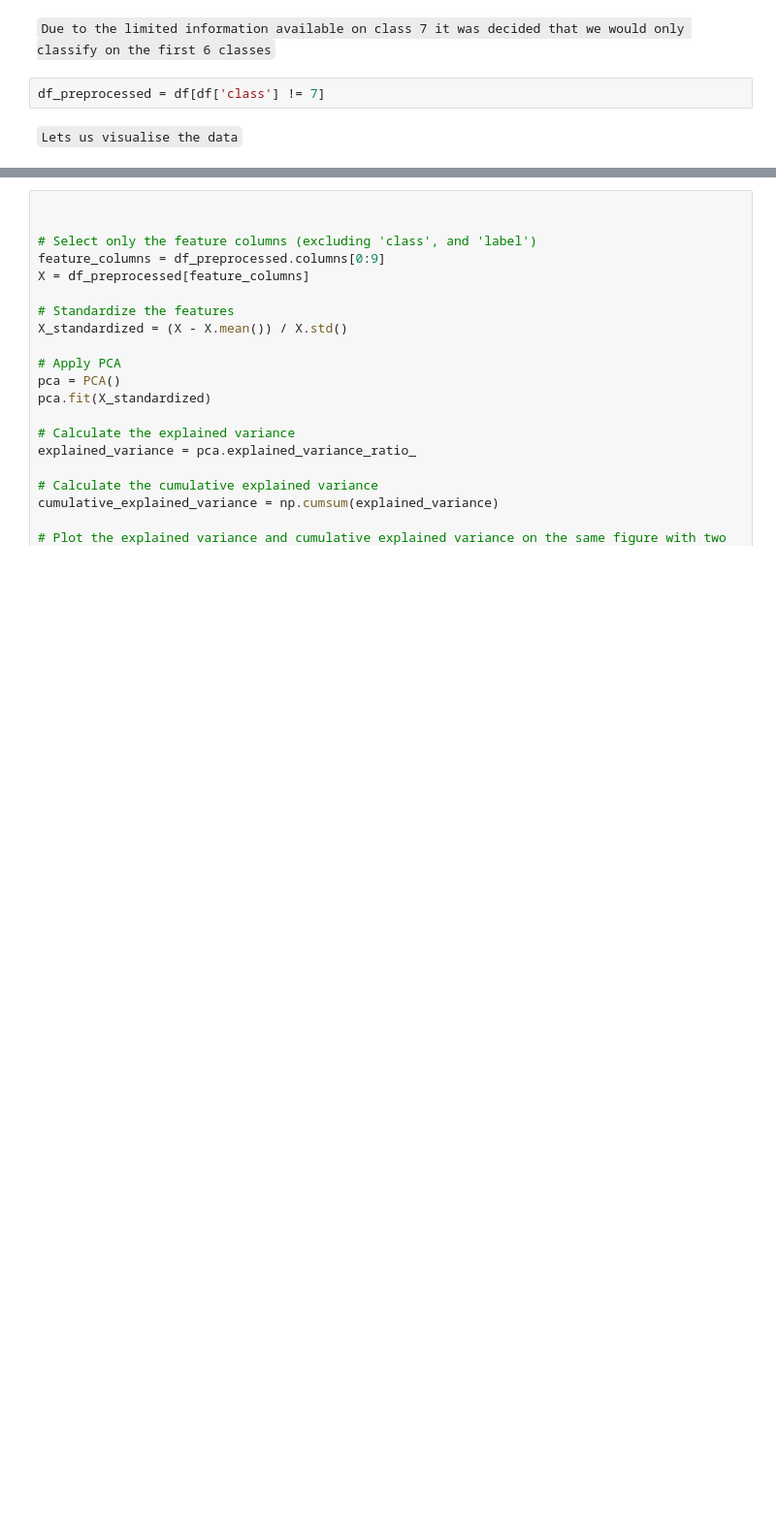
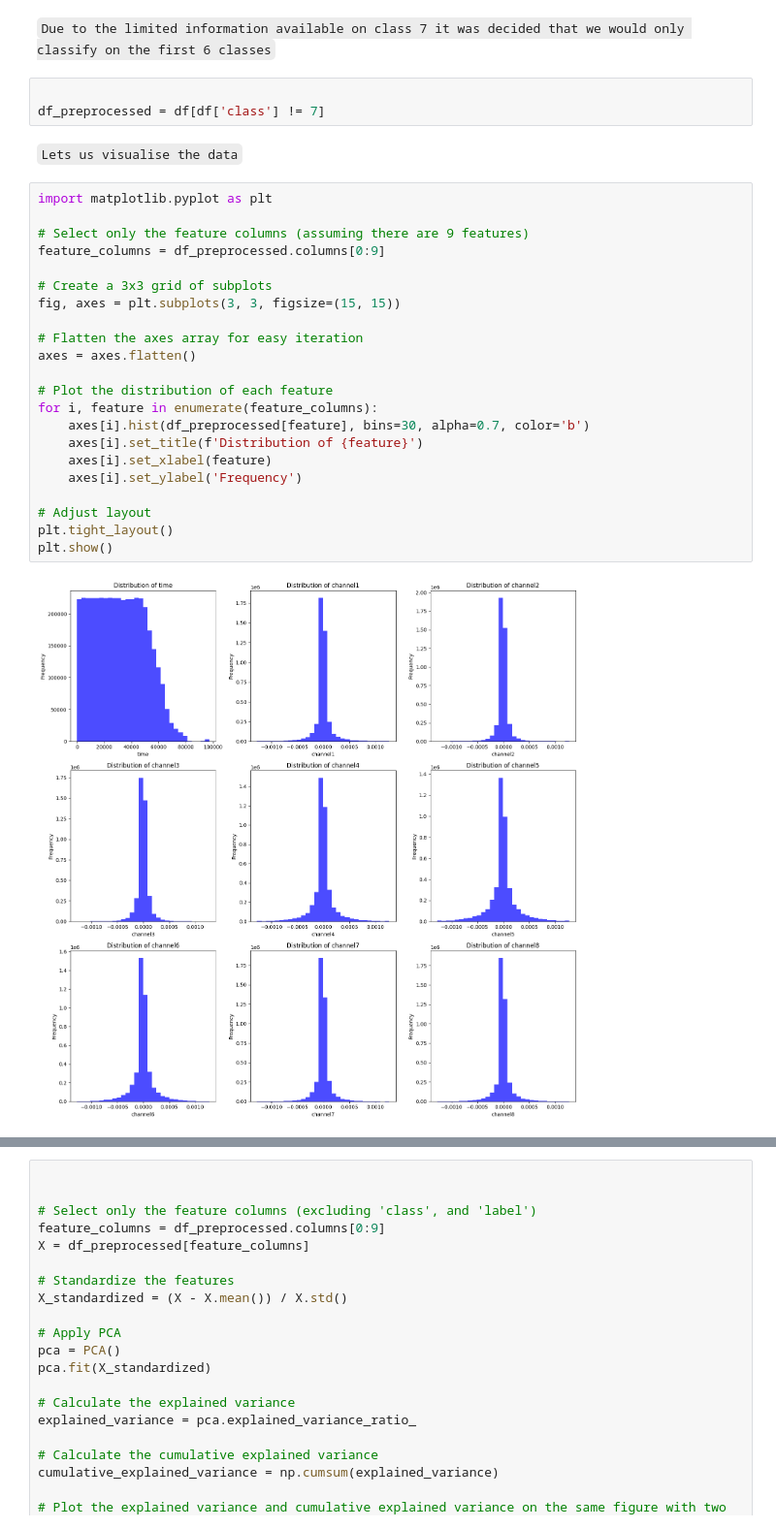
Before and after one commit to FrankDelft/ML_EE_EMG, a Jupyter notebook: main.ipynb, the cells around one changed output, grey strips where cells are left out. Shown at 97% size. Saved outputs shown, nothing was run; the diff lists cells and outputs as text; blank space fills up the shorter version.

```diff
--- a/main.ipynb
+++ b/main.ipynb
@@ -129,8 +133,33 @@ Number of nonzero elements for class 7: 2, for patients (array([10, 29]),)
 Due to the limited information available on class 7 it was decided that we would only classify on the first 6 classes
 `
 # %%
+
 df_preprocessed = df[df['class'] != 7]
 # %% [markdown]
 ``
 Lets us visualise the data
 ``
+# %%
+import matplotlib.pyplot as plt
+
+# Select only the feature columns (assuming there are 9 features)
+feature_columns = df_preprocessed.columns[0:9]
+
+# Create a 3x3 grid of subplots
+fig, axes = plt.subplots(3, 3, figsize=(15, 15))
+
+# Flatten the axes array for easy iteration
+axes = axes.flatten()
+
+# Plot the distribution of each feature
+for i, feature in enumerate(feature_columns):
+    axes[i].hist(df_preprocessed[feature], bins=30, alpha=0.7, color='b')
+    axes[i].set_title(f'Distribution of {feature}')
+    axes[i].set_xlabel(feature)
+    axes[i].set_ylabel('Frequency')
+
+# Adjust layout
+plt.tight_layout()
+plt.show()
+# %% [output]
+[figure, added]
```
Also changed, not shown: parts of 9 cells of this notebook.
